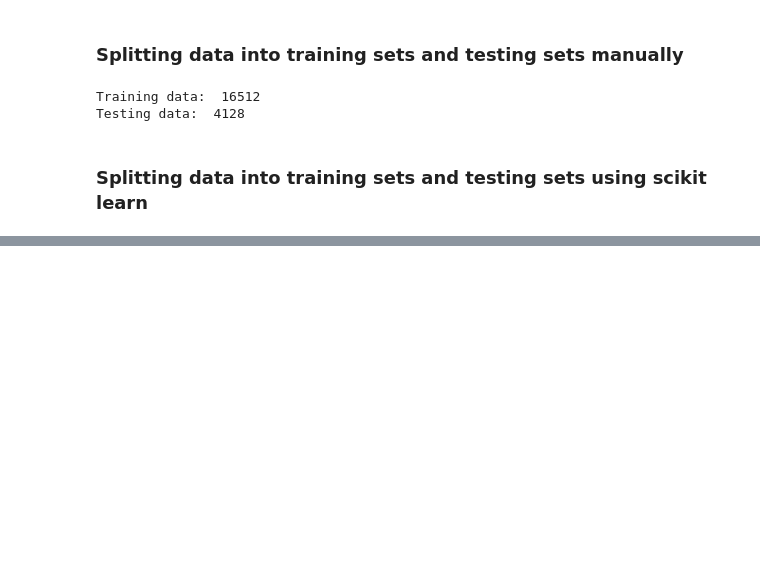
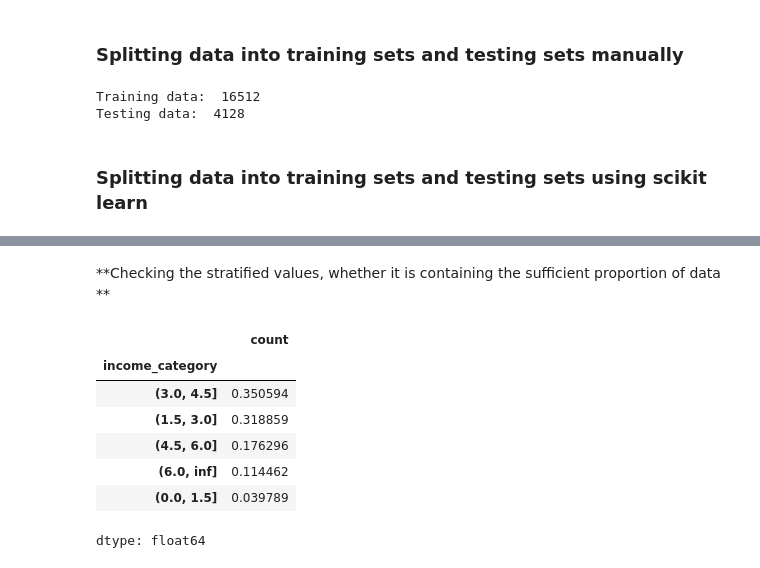
Before and after one commit to CodexAarogya/MachineLearning, a Jupyter notebook: California_Housing_Analysis/report.ipynb, the cells around one changed output, grey strips where cells are left out. Drawn from its saved outputs; the diff is of its cells as text; code cells hidden in the pictures; blank space fills up the shorter version.

```diff
--- a/California_Housing_Analysis/report.ipynb
+++ b/California_Housing_Analysis/report.ipynb
@@ -93,0 +138,13 @@ training_dataset, testing_dataset = train_test_split(df, test_size=0.2, random_s
+# %% [markdown]
+**Checking the stratified values, whether it is containing the sufficient proportion of data **
+# %%
+training_dataset['income_category'].value_counts() / len(training_dataset)
+# %% [output]
+|  | count |
+| income_category |  |
+| (3.0, 4.5] | 0.350594 |
+| (1.5, 3.0] | 0.318859 |
+| (4.5, 6.0] | 0.176296 |
+| (6.0, inf] | 0.114462 |
+| (0.0, 1.5] | 0.039789 |
+dtype: float64
```
Also changed, not shown: parts of 9 cells of this notebook.
